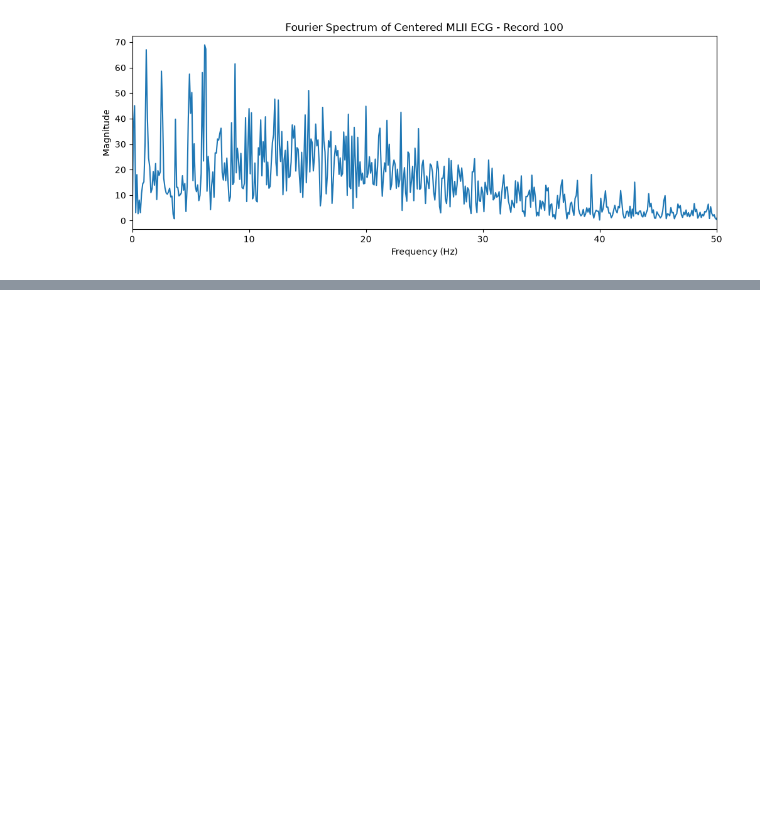
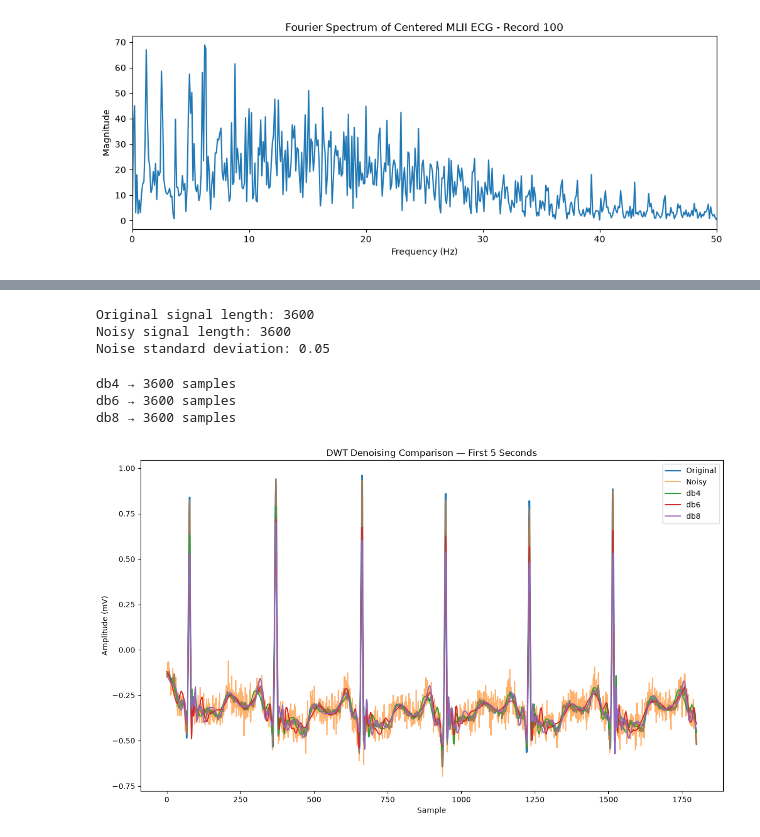
Before and after one commit to rohanroy-1/ECG-Arrhythmia-XAI-Stability, a Jupyter notebook: notebooks/02_Preprocessing_and_Dataset.ipynb, the cells around one changed output, grey strips where cells are left out. Saved outputs shown, nothing was run; the diff lists cells and outputs as text; code cells hidden in the pictures; blank space fills up the shorter version.

Commit message:
Add ECG pipeline, noise injection and SHAP

```diff
--- a/notebooks/02_Preprocessing_and_Dataset.ipynb
+++ b/notebooks/02_Preprocessing_and_Dataset.ipynb
@@ -175,0 +198,17 @@ plt.show()
+# %%
+# Create a controlled noisy version of the ECG segment
+
+np.random.seed(42)
+
+noise_std = 0.05
+noise = np.random.normal(0, noise_std, size=len(ecg_segment))
+
+noisy_ecg = ecg_segment + noise
+
+print("Original signal length:", len(ecg_segment))
+print("Noisy signal length:", len(noisy_ecg))
+print("Noise standard deviation:", noise_std)
+# %% [output]
+Original signal length: 3600
+Noisy signal length: 3600
+Noise standard deviation: 0.05
@@ -175,0 +253,39 @@ plt.show()
+# %%
+wavelets = ["db4", "db6", "db8"]
+level = 5
+
+denoised_signals = {}
+
+for wavelet in wavelets:
+    denoised_signals[wavelet] = dwt_denoise(
+        noisy_ecg,
+        wavelet,
+        level
+    )
+
+    print(
+        wavelet,
+        "→",
+        len(denoised_signals[wavelet]),
+        "samples"
+    )
+# %% [output]
+db4 → 3600 samples
+db6 → 3600 samples
+db8 → 3600 samples
+# %%
+plt.figure(figsize=(14, 8))
+
+plt.plot(ecg_segment[:1800], label="Original", linewidth=2)
+plt.plot(noisy_ecg[:1800], label="Noisy", alpha=0.6)
+plt.plot(denoised_signals["db4"][:1800], label="db4")
+plt.plot(denoised_signals["db6"][:1800], label="db6")
+plt.plot(denoised_signals["db8"][:1800], label="db8")
+
+plt.xlabel("Sample")
+plt.ylabel("Amplitude (mV)")
+plt.title("DWT Denoising Comparison — First 5 Seconds")
+plt.legend()
+plt.show()
+# %% [output]
+[figure, added]
```
Also changed, not shown: parts of 6 cells of this notebook.
